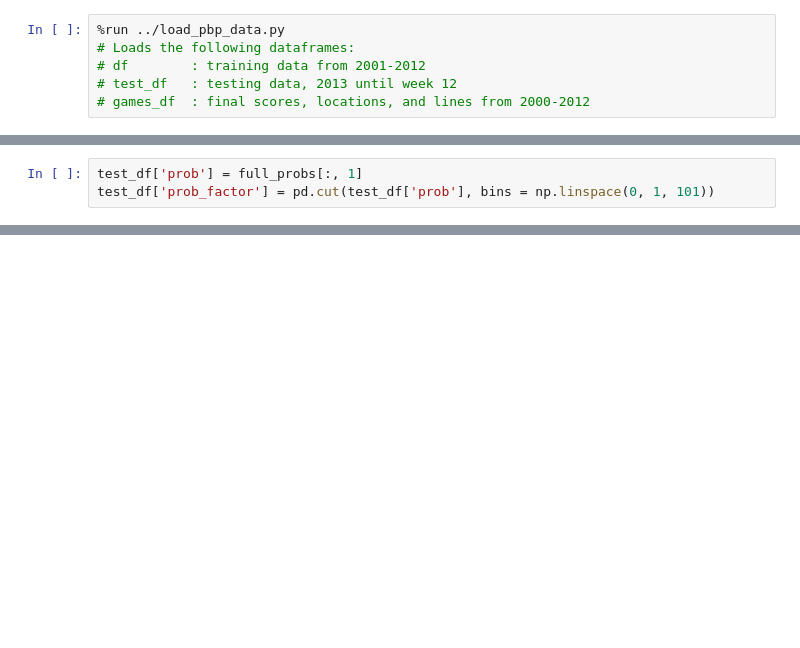
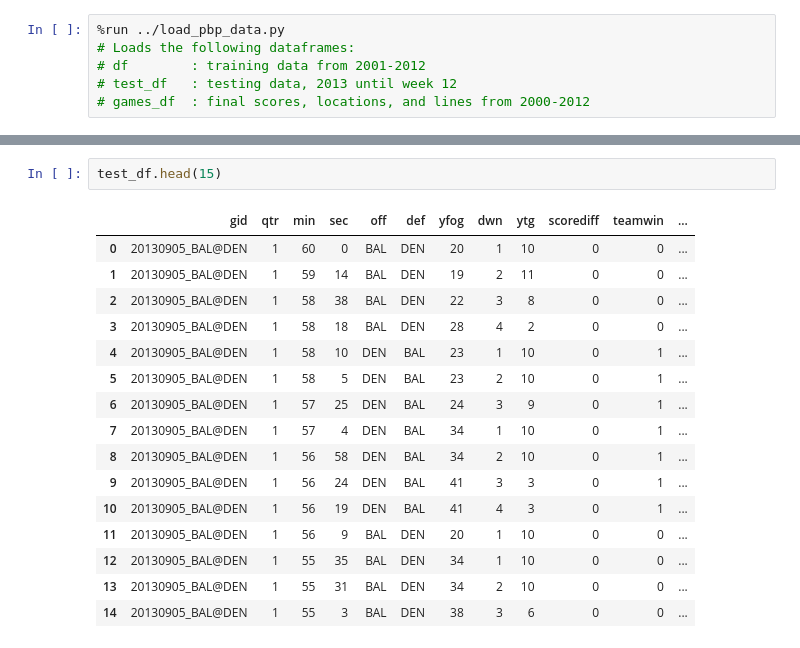
Before and after one commit to Cophy08/thespread, a Jupyter notebook: notebooks/basic_random_forest_wp_model.ipynb, the cells around one changed output, grey strips where cells are left out. Drawn from its saved outputs; the diff is of its cells as text; blank space fills up the shorter version.

```diff
--- a/notebooks/basic_random_forest_wp_model.ipynb
+++ b/notebooks/basic_random_forest_wp_model.ipynb
@@ -249,3 +65,0 @@ plt.show()
-# %%
-test_df['prob'] = full_probs[:, 1]
-test_df['prob_factor'] = pd.cut(test_df['prob'], bins = np.linspace(0, 1, 101))
@@ -541,0 +135,19 @@ plt.show()
+# %%
+test_df.head(15)
+# %% [output]
+|  | gid | qtr | min | sec | off | def | yfog | dwn | ytg | scorediff | teamwin | ... |
+| 0 | 20130905_BAL@DEN | 1 | 60 | 0 | BAL | DEN | 20 | 1 | 10 | 0 | 0 | ... |
+| 1 | 20130905_BAL@DEN | 1 | 59 | 14 | BAL | DEN | 19 | 2 | 11 | 0 | 0 | ... |
+| 2 | 20130905_BAL@DEN | 1 | 58 | 38 | BAL | DEN | 22 | 3 | 8 | 0 | 0 | ... |
+| 3 | 20130905_BAL@DEN | 1 | 58 | 18 | BAL | DEN | 28 | 4 | 2 | 0 | 0 | ... |
+| 4 | 20130905_BAL@DEN | 1 | 58 | 10 | DEN | BAL | 23 | 1 | 10 | 0 | 1 | ... |
+| 5 | 20130905_BAL@DEN | 1 | 58 | 5 | DEN | BAL | 23 | 2 | 10 | 0 | 1 | ... |
+| 6 | 20130905_BAL@DEN | 1 | 57 | 25 | DEN | BAL | 24 | 3 | 9 | 0 | 1 | ... |
+| 7 | 20130905_BAL@DEN | 1 | 57 | 4 | DEN | BAL | 34 | 1 | 10 | 0 | 1 | ... |
+| 8 | 20130905_BAL@DEN | 1 | 56 | 58 | DEN | BAL | 34 | 2 | 10 | 0 | 1 | ... |
+| 9 | 20130905_BAL@DEN | 1 | 56 | 24 | DEN | BAL | 41 | 3 | 3 | 0 | 1 | ... |
+| 10 | 20130905_BAL@DEN | 1 | 56 | 19 | DEN | BAL | 41 | 4 | 3 | 0 | 1 | ... |
+| 11 | 20130905_BAL@DEN | 1 | 56 | 9 | BAL | DEN | 20 | 1 | 10 | 0 | 0 | ... |
+| 12 | 20130905_BAL@DEN | 1 | 55 | 35 | BAL | DEN | 34 | 1 | 10 | 0 | 0 | ... |
+| 13 | 20130905_BAL@DEN | 1 | 55 | 31 | BAL | DEN | 34 | 2 | 10 | 0 | 0 | ... |
+| 14 | 20130905_BAL@DEN | 1 | 55 | 3 | BAL | DEN | 38 | 3 | 6 | 0 | 0 | ... |
```
Also changed, not shown: parts of 82 cells of this notebook.
